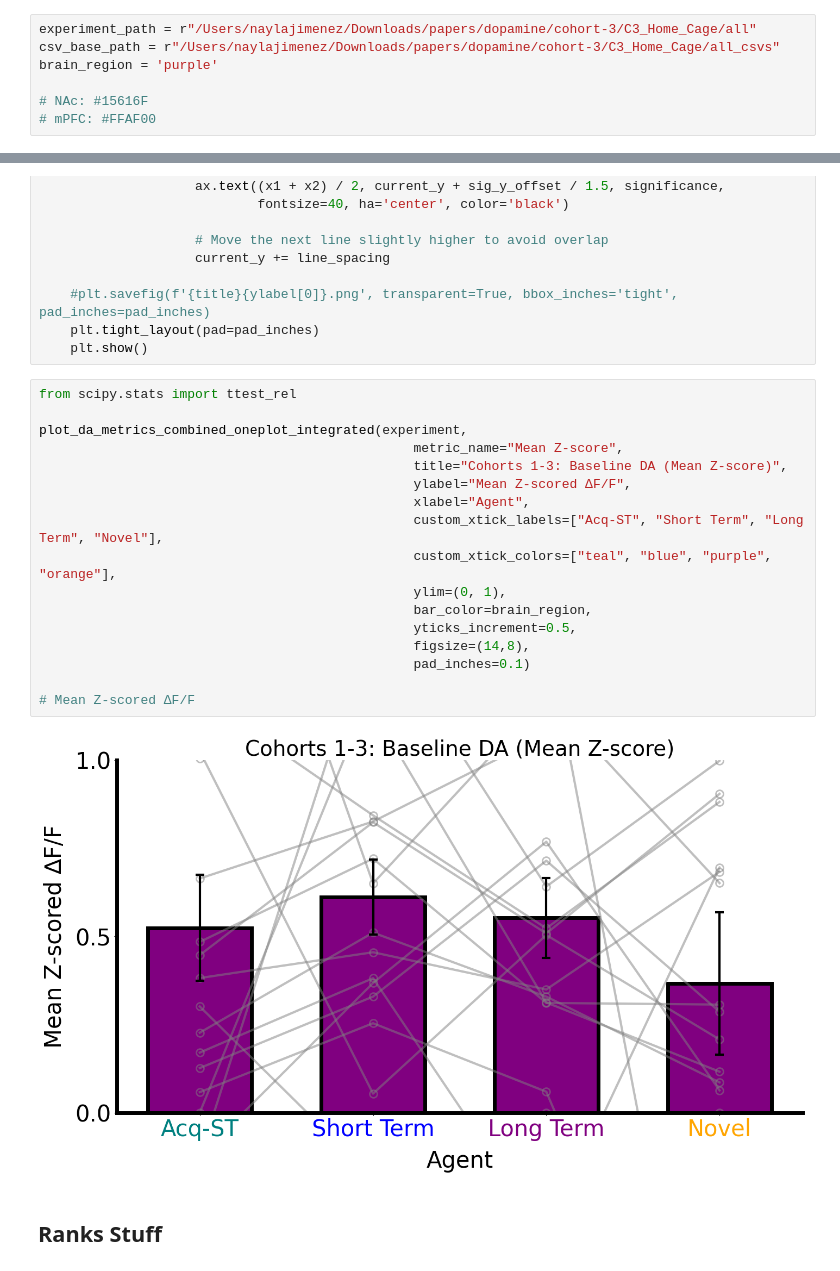
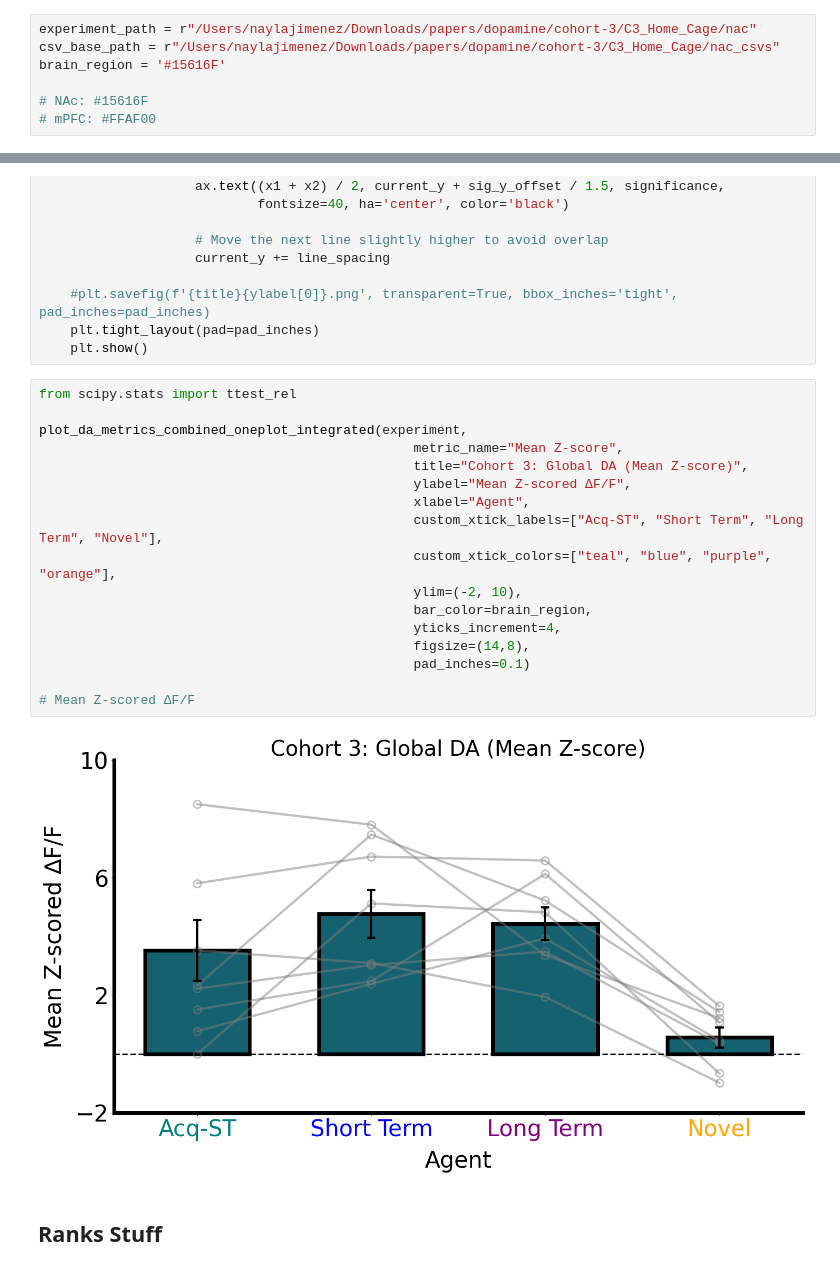
Before and after one commit to padillacoreanolab/Fiber_Photometry, a Jupyter notebook: Home_Cage/hc_analysis.ipynb, the cells around one changed output, grey strips where cells are left out. Cells and saved outputs as stored; diff of their text form.

Commit message:
social pref plotting

```diff
--- a/Home_Cage/hc_analysis.ipynb
+++ b/Home_Cage/hc_analysis.ipynb
@@ -18,9 +18,9 @@ from scipy.signal import butter, filtfilt
 from sklearn.linear_model import LinearRegression
 from hc_extension import *
 # %%
-experiment_path = r"/Users/naylajimenez/Downloads/papers/dopamine/cohort-3/C3_Home_Cage/all"
-csv_base_path = r"/Users/naylajimenez/Downloads/papers/dopamine/cohort-3/C3_Home_Cage/all_csvs"
-brain_region = 'purple'
+experiment_path = r"/Users/naylajimenez/Downloads/papers/dopamine/cohort-3/C3_Home_Cage/nac"
+csv_base_path = r"/Users/naylajimenez/Downloads/papers/dopamine/cohort-3/C3_Home_Cage/nac_csvs"
+brain_region = '#15616F'
 
 # NAc: #15616F
 # mPFC: #FFAF00
@@ -653,22 +644,22 @@ def plot_da_metrics_combined_oneplot_integrated(experiment,
 # %%
 from scipy.stats import ttest_rel
 
 plot_da_metrics_combined_oneplot_integrated(experiment,
                                                 metric_name="Mean Z-score",
-                                                title="Cohorts 1-3: Baseline DA (Mean Z-score)",
+                                                title="Cohort 3: Global DA (Mean Z-score)",
                                                 ylabel="Mean Z-scored ∆F/F",
                                                 xlabel="Agent",
                                                 custom_xtick_labels=["Acq-ST", "Short Term", "Long Term", "Novel"],
                                                 custom_xtick_colors=["teal", "blue", "purple", "orange"],
-                                                ylim=(0, 1),
+                                                ylim=(-2, 10),
                                                 bar_color=brain_region,
-                                                yticks_increment=0.5,
+                                                yticks_increment=4,
                                                 figsize=(14,8),
                                                 pad_inches=0.1)
 
 # Mean Z-scored ∆F/F
 # %% [output]
-[figure, old version]
+[figure, new version]
 # %% [markdown]
 ## Ranks Stuff
 # %%
```
Also changed, not shown: parts of 11 cells of this notebook, 1 other file.
